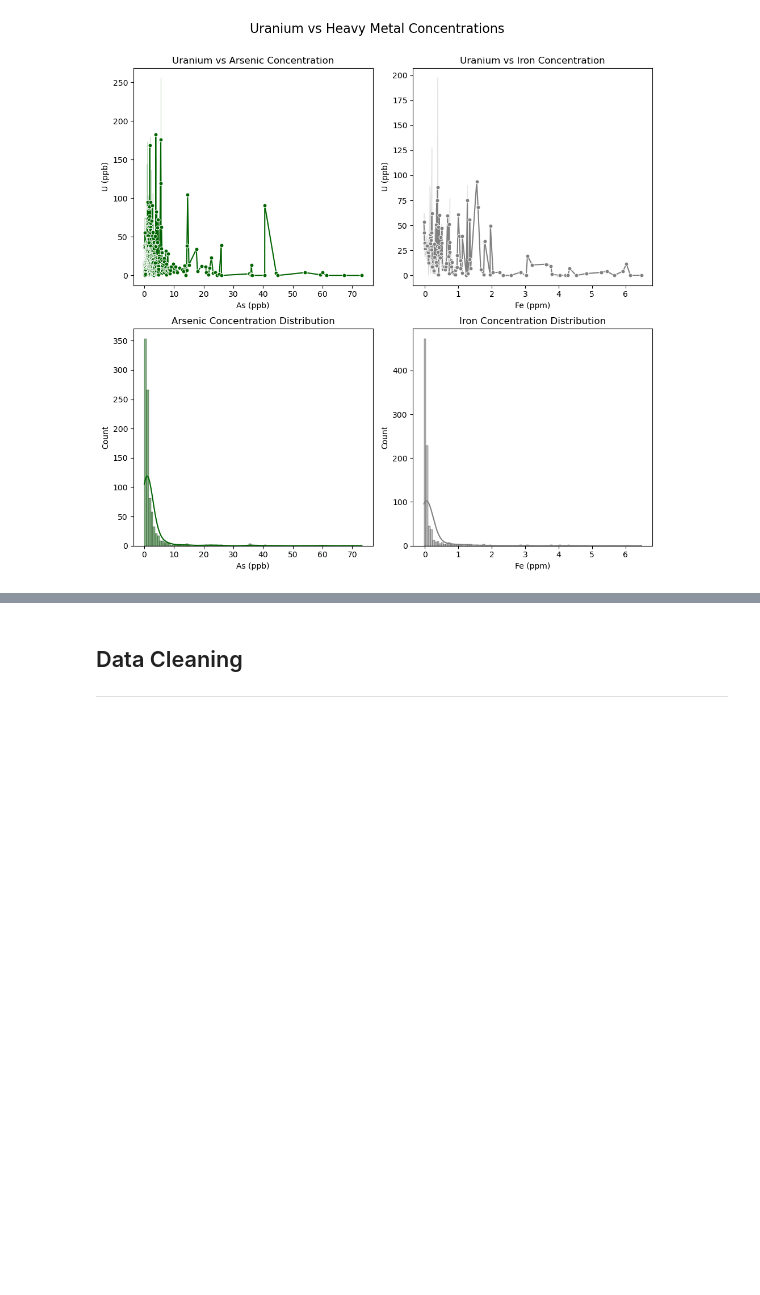
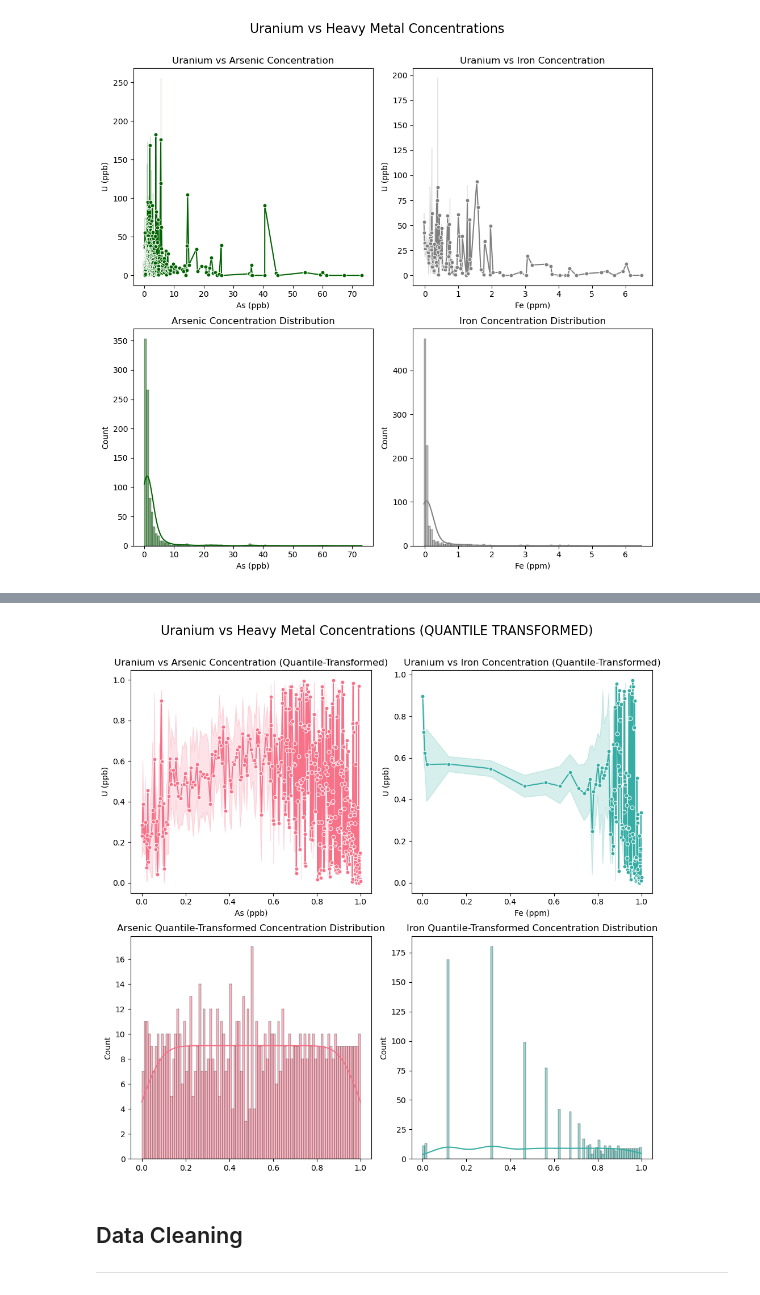
Before and after one commit to ikabrain/uranium-punjab-analysis, a Jupyter notebook: micro-study-2/relation.ipynb, the cells around one changed output, grey strips where cells are left out. Cells and saved outputs as stored; diff of their text form; code cells hidden in the pictures; blank space fills up the shorter version.

Commit message:
Experimented with Bivariate Quantile Normalisations

```diff
--- a/micro-study-2/relation.ipynb
+++ b/micro-study-2/relation.ipynb
@@ -282,32 +279,43 @@ from sklearn.preprocessing import QuantileTransformer
 # Making QUANTILE SCALED Plots comparing with Uranium
 from sklearn.preprocessing import QuantileTransformer
 
-def quantile_plot(df: pd.DataFrame, elem_dict: dict, colors: list = []):
+def quantile_plot(df: pd.DataFrame, elem_dict: dict[str, str], colors = []) -> None:
+    """
+    """
+
     if not colors:
         colors = sns.color_palette("husl", len(elem_dict))
 
     plt.figure(figsize=(5*len(elem_dict), 5*2))
     plt.suptitle("Uranium vs Heavy Metal Concentrations (QUANTILE TRANSFORMED)", fontsize=16)
 
-    qt = QuantileTransformer(output_distribution="normal", n_quantiles=df["U (ppb)"].dropna().shape[0])
-    qt_u = qt.fit_transform(df[["U (ppb)"]].dropna().values.reshape(-1, 1))
+    qt = QuantileTransformer(output_distribution="uniform", n_quantiles=df["U (ppb)"].dropna().shape[0])
+    qt_u = qt.fit_transform(df[["U (ppb)"]].dropna().values.reshape(-1, 1)).flatten()
+    # qt_u = df["U (ppb)"].dropna()
 
     for i, (elem_name, elem_col) in enumerate(elem_dict.items(), start=1):
+        qt_elem = qt.fit_transform(df[[elem_col]].dropna().values.reshape(-1, 1)).flatten()
+        # qt_elem = df[elem_col].dropna()
+
         plt.subplot(2, len(elem_dict), i)
-        sns.lineplot(x=dfelem_col, y="U (ppb)", color=colors[i-1], markers=True, marker="o", markersize=5)
-        plt.title(f"Uranium vs {elem_name} Concentration")
+        sns.lineplot(x=qt_elem, y=qt_u, color=colors[i-1], markers=True, marker="o", markersize=5)
+        plt.title(f"Uranium vs {elem_name} Concentration (Quantile-Transformed)")
         plt.xlabel(elem_col)
         plt.ylabel("U (ppb)")
 
         plt.subplot(2, len(elem_dict), i + len(elem_dict))
-        sns.histplot(data=df, x=elem_col, kde=True, bins=100, color=colors[i-1])
-        plt.title(f"{elem_name} Concentration Distribution")
+        sns.histplot(x=qt_elem, kde=True, bins=100, color=colors[i-1])
+        plt.title(f"{elem_name} Quantile-Transformed Concentration Distribution")
 
     plt.tight_layout()
     plt.subplots_adjust(top=0.9)
     plt.show()
 
     return None
+# %%
+quantile_plot(df, heavy_metals)
+# %% [output]
+[figure, added]
 # %% [markdown]
 ## Data Cleaning
 ---
```
Also changed, not shown: parts of 4 cells of this notebook.
